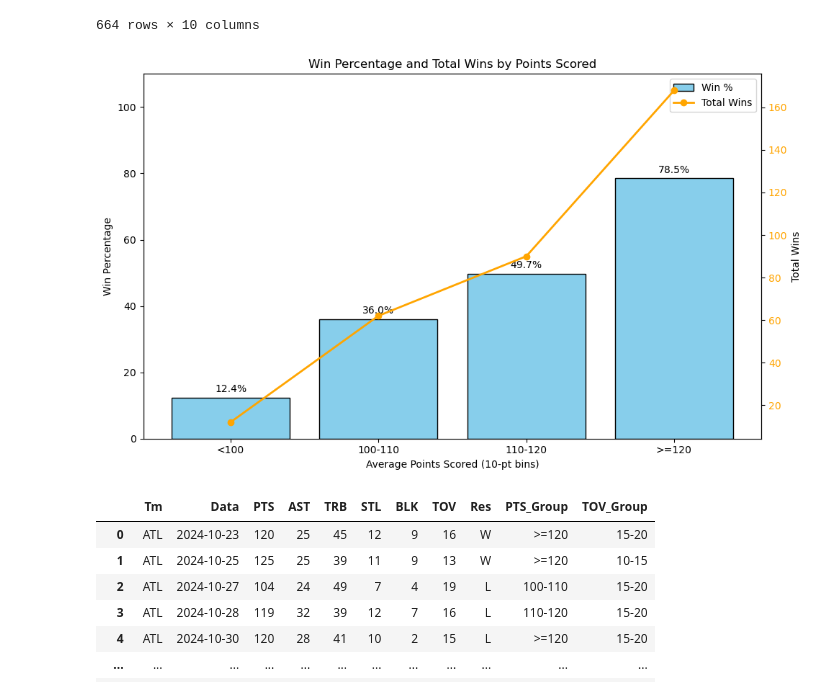
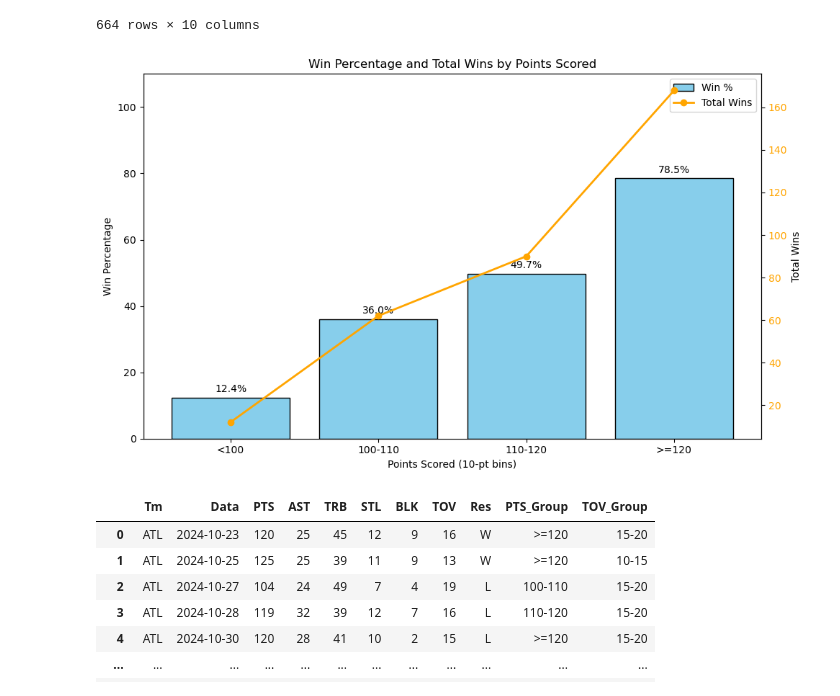
Before and after one commit to ryoka23/NYC-DS-Academy, a Jupyter notebook: Python Final Project.ipynb, the cells around one changed output. Cells and saved outputs as stored; diff of their text form; code cells hidden in the pictures.

```diff
--- a/Python Final Project.ipynb
+++ b/Python Final Project.ipynb
@@ -449,35 +449,35 @@ bars = ax1.bar(team_wp['PTS_Group'].astype(str), team_wp['win_percentage'],
 
 # Add data labels on top of each bar
 for i, value in enumerate(team_wp['win_percentage']):
     ax1.text(i, value + 1, f'{value:.1f}%', ha='center', va='bottom', fontsize=10)
 
 # Primary y-axis setup
 ax1.set_ylabel('Win Percentage')
-ax1.set_xlabel('Average Points Scored (10-pt bins)')
+ax1.set_xlabel('Points Scored (10-pt bins)')
 ax1.set_title('Win Percentage and Total Wins by Points Scored')
 ax1.tick_params(axis='y')
 ax1.set_ylim(0, 110)
 
 # Secondary y-axis for total wins
 ax2 = ax1.twinx()
 ax2.plot(team_wp['PTS_Group'].astype(str), team_wp['total_wins'],
          color='orange', marker='o', linewidth=2, label='Total Wins')
 ax2.set_ylabel('Total Wins')
 ax2.tick_params(axis='y', labelcolor='orange')
 
 # Combine legends
 lines, labels = ax1.get_legend_handles_labels()
 lines2, labels2 = ax2.get_legend_handles_labels()
 ax1.legend(lines + lines2, labels + labels2, loc='upper right')
 
 # Rotate x-ticks and tighten layout
 plt.xticks(rotation=45)
 plt.tight_layout()
 plt.show()
 
 #If you score 120 points or more, a team's odds of winning are almost 30 percentage points better than the next bucket.
 # %% [output]
-[figure, old version]
+[figure, new version]
 # %%
 # Define the key bin points
 min_bin = 10
```
Also changed, not shown: parts of 4 cells of this notebook.
